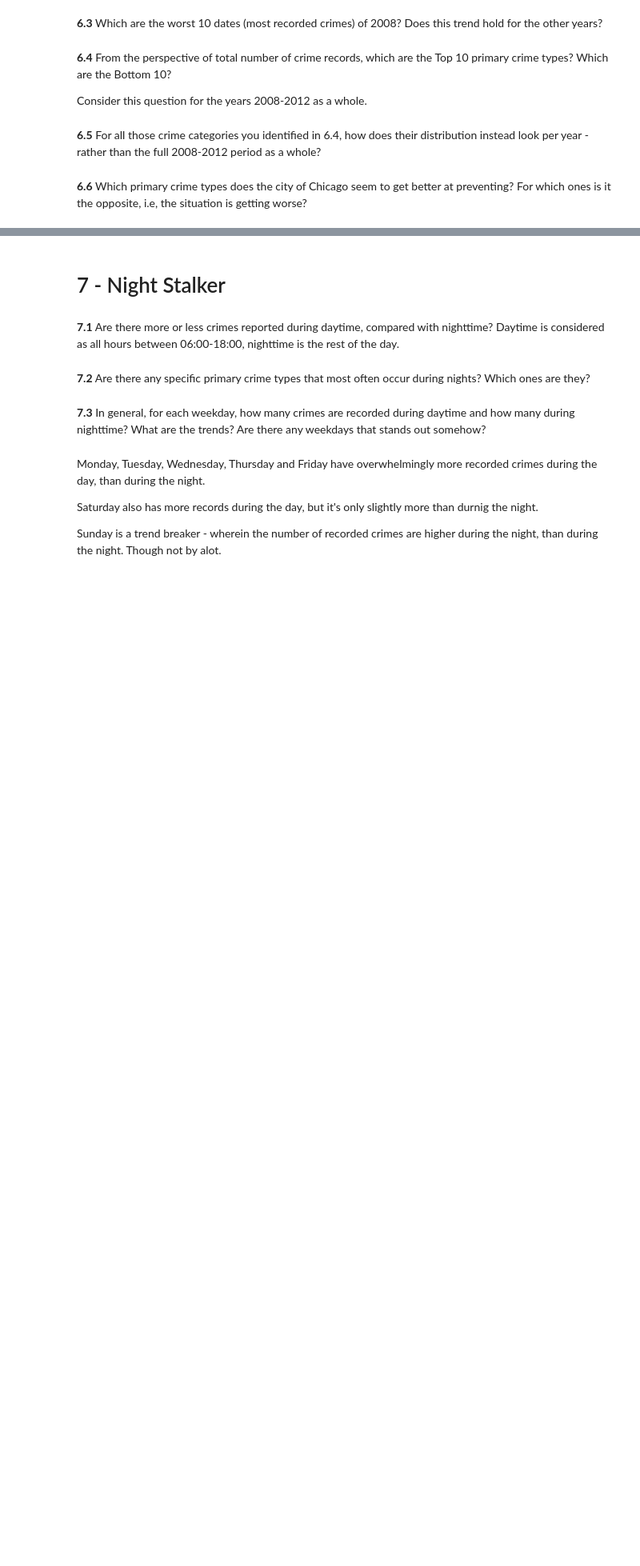
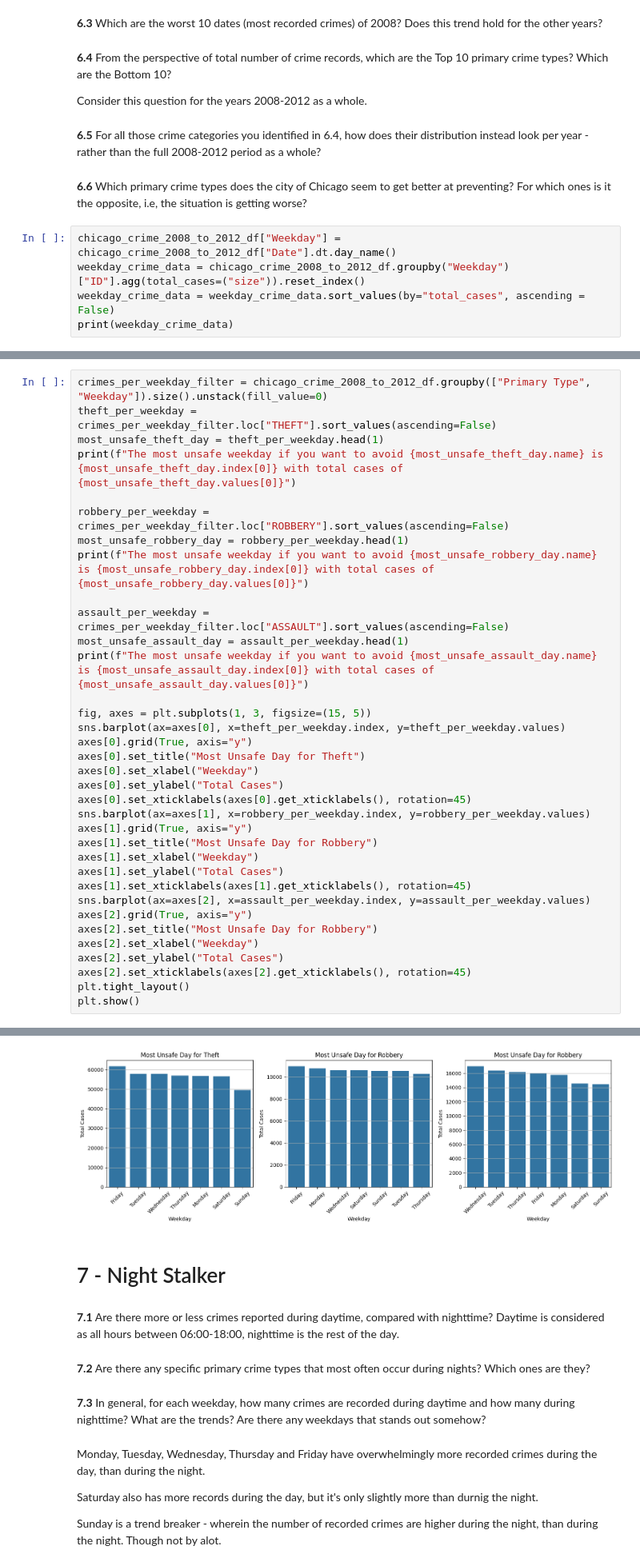
Before and after one commit to Cederlid/databehandling, a Jupyter notebook: laboration/chicago.ipynb, the cells around one changed output, grey strips where cells are left out. Shown at 80% size. Cells and saved outputs as stored; diff of their text form; blank space fills up the shorter version.

```diff
--- a/laboration/chicago.ipynb
+++ b/laboration/chicago.ipynb
@@ -506,3 +619,8 @@ Consider this question for the years 2008-2012 as a whole.
 **6.5** For all those crime categories you identified in 6.4, how does their distribution instead look per year - rather than the full 2008-2012 period as a whole?
 # %% [markdown]
 **6.6** Which primary crime types does the city of Chicago seem to get better at preventing? For which ones is it the opposite, i.e, the situation is getting worse?
+# %%
+chicago_crime_2008_to_2012_df["Weekday"] = chicago_crime_2008_to_2012_df["Date"].dt.day_name()
+weekday_crime_data = chicago_crime_2008_to_2012_df.groupby("Weekday")["ID"].agg(total_cases=("size")).reset_index()
+weekday_crime_data = weekday_crime_data.sort_values(by="total_cases", ascending = False)
+print(weekday_crime_data)
@@ -508,0 +636,36 @@ Consider this question for the years 2008-2012 as a whole.
+# %%
+crimes_per_weekday_filter = chicago_crime_2008_to_2012_df.groupby(["Primary Type", "Weekday"]).size().unstack(fill_value=0)
+theft_per_weekday = crimes_per_weekday_filter.loc["THEFT"].sort_values(ascending=False)
+most_unsafe_theft_day = theft_per_weekday.head(1)
+print(f"The most unsafe weekday if you want to avoid {most_unsafe_theft_day.name} is {most_unsafe_theft_day.index[0]} with total cases of {most_unsafe_theft_day.values[0]}")
+
+robbery_per_weekday = crimes_per_weekday_filter.loc["ROBBERY"].sort_values(ascending=False)
+most_unsafe_robbery_day = robbery_per_weekday.head(1)
+print(f"The most unsafe weekday if you want to avoid {most_unsafe_robbery_day.name} is {most_unsafe_robbery_day.index[0]} with total cases of {most_unsafe_robbery_day.values[0]}")
+
+assault_per_weekday = crimes_per_weekday_filter.loc["ASSAULT"].sort_values(ascending=False)
+most_unsafe_assault_day = assault_per_weekday.head(1)
+print(f"The most unsafe weekday if you want to avoid {most_unsafe_assault_day.name} is {most_unsafe_assault_day.index[0]} with total cases of {most_unsafe_assault_day.values[0]}")
+
+fig, axes = plt.subplots(1, 3, figsize=(15, 5))
+sns.barplot(ax=axes[0], x=theft_per_weekday.index, y=theft_per_weekday.values)
+axes[0].grid(True, axis="y")
+axes[0].set_title("Most Unsafe Day for Theft")
+axes[0].set_xlabel("Weekday")
+axes[0].set_ylabel("Total Cases")
+axes[0].set_xticklabels(axes[0].get_xticklabels(), rotation=45)
+sns.barplot(ax=axes[1], x=robbery_per_weekday.index, y=robbery_per_weekday.values)
+axes[1].grid(True, axis="y")
+axes[1].set_title("Most Unsafe Day for Robbery")
+axes[1].set_xlabel("Weekday")
+axes[1].set_ylabel("Total Cases")
+axes[1].set_xticklabels(axes[1].get_xticklabels(), rotation=45)
+sns.barplot(ax=axes[2], x=assault_per_weekday.index, y=assault_per_weekday.values)
+axes[2].grid(True, axis="y")
+axes[2].set_title("Most Unsafe Day for Robbery")
+axes[2].set_xlabel("Weekday")
+axes[2].set_ylabel("Total Cases")
+axes[2].set_xticklabels(axes[2].get_xticklabels(), rotation=45)
+plt.tight_layout()
+plt.show()
+# %% [output]
@@ -509,3 +675,4 @@ Consider this question for the years 2008-2012 as a whole.
+[figure, added]
 # %% [markdown]
 # 7 - Night Stalker
 # %% [markdown]
```
Also changed, not shown: parts of 11 cells of this notebook.
